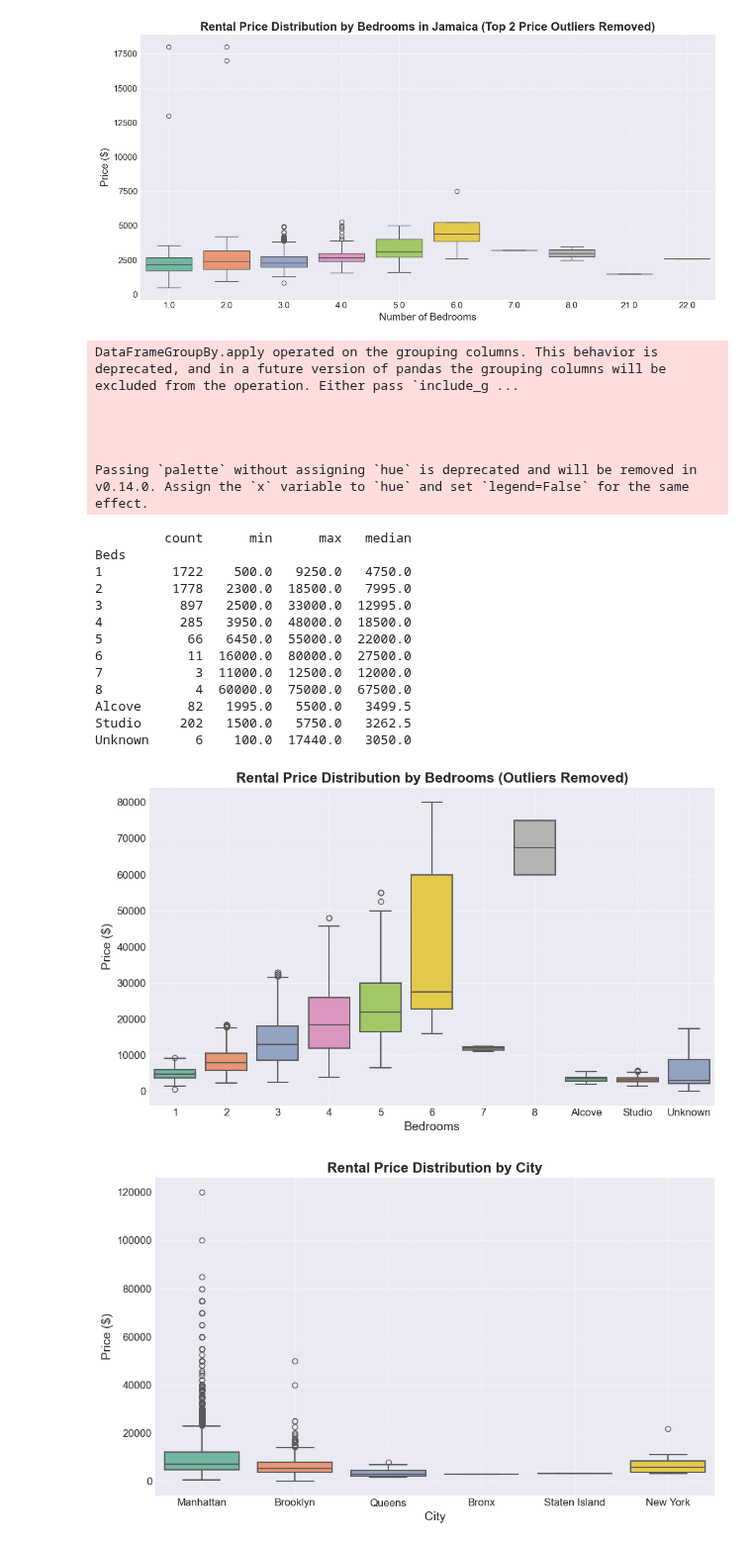
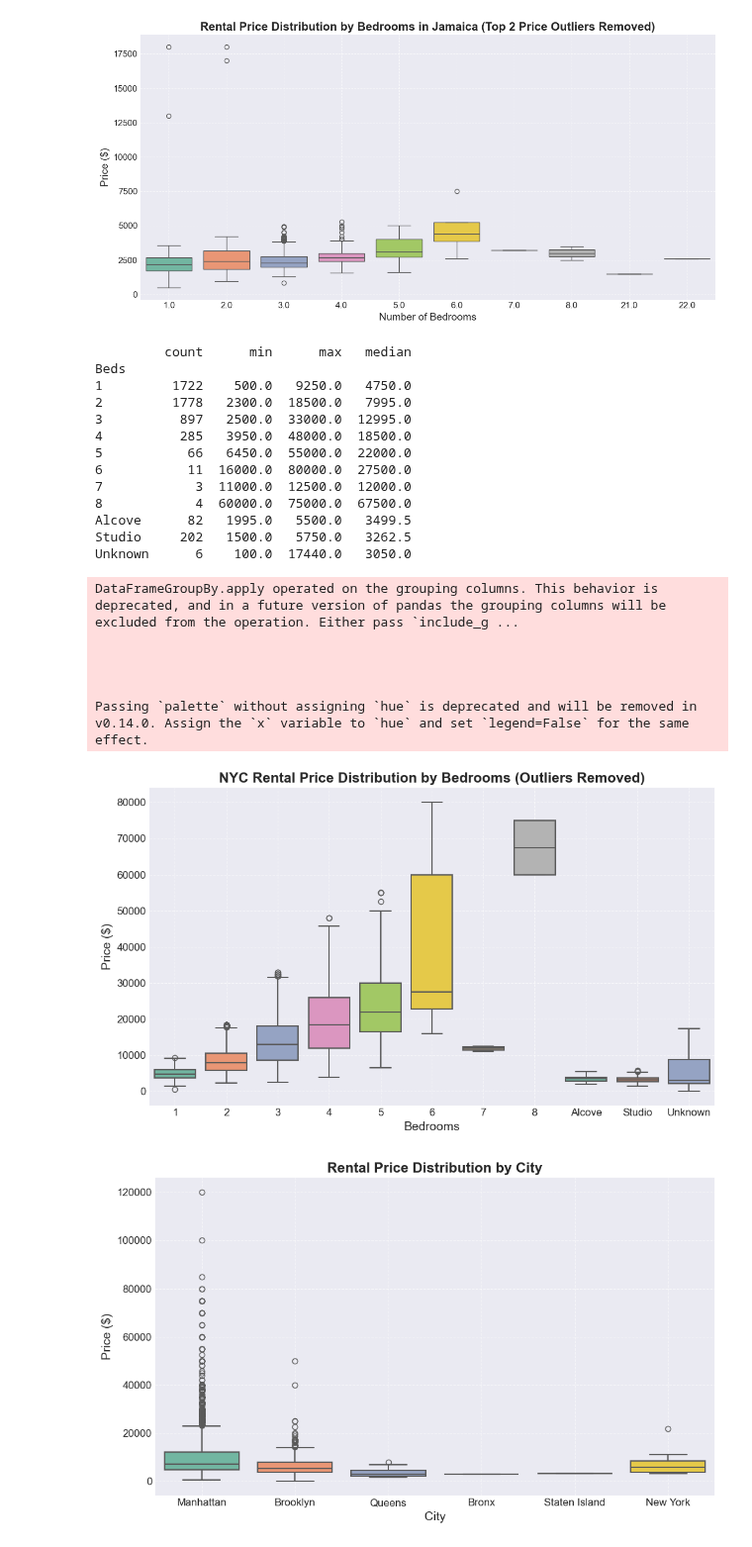
Before and after one commit to supernovaaa2024/RealEstateValuation, a Jupyter notebook: RealEstateStatisticalAnalysis.ipynb, the cells around one changed output. Shown at 99% size. Drawn from its saved outputs; the diff is of its cells as text; code cells hidden in the pictures.

```diff
--- a/RealEstateStatisticalAnalysis.ipynb
+++ b/RealEstateStatisticalAnalysis.ipynb
@@ -1039,54 +1044,54 @@ def remove_outliers_iqr(df, group_col, value_col, hard_cap=100000):
         df.groupby(group_col, group_keys=False)
           .apply(iqr_filter)
           .reset_index(drop=True)
     )
     # Hard cap to remove any remaining extreme values
     filtered = filtered[filtered[value_col] < hard_cap].copy()
     return filtered
 
 nyc_no_outliers = remove_outliers_iqr(nycdf, 'Beds', 'Price')
 
 # Diagnostic: counts per bed category after filtering
 print(nyc_no_outliers.groupby('Beds')['Price'].agg(['count', 'min', 'max', 'median']))
 
 # Plot
 fig, ax = plt.subplots(figsize=(10, 6))
 sns.boxplot(
     data=nyc_no_outliers,
     x='Beds',
     y='Price',
     palette='Set2',
     ax=ax,
     linewidth=1.5
 )
-ax.set_title('Rental Price Distribution by Bedrooms (Outliers Removed)', fontsize=16, fontweight='bold')
+ax.set_title('NYC Rental Price Distribution by Bedrooms (Outliers Removed)', fontsize=16, fontweight='bold')
 ax.set_xlabel('Bedrooms', fontsize=14)
 ax.set_ylabel('Price ($)', fontsize=14)
 ax.tick_params(axis='both', labelsize=12)
 ax.grid(True, linestyle='--', alpha=0.6)
 plt.tight_layout()
 plt.show()
 # %% [output]
-DataFrameGroupBy.apply operated on the grouping columns. This behavior is deprecated, and in a future version of pandas the grouping columns will be excluded from the operation. Either pass `include_g ...
-
-
-
-
-Passing `palette` without assigning `hue` is deprecated and will be removed in v0.14.0. Assign the `x` variable to `hue` and set `legend=False` for the same effect.
+         count      min      max   median
+Beds
+1         1722    500.0   9250.0   4750.0
+2         1778   2300.0  18500.0   7995.0
+3          897   2500.0  33000.0  12995.0
+4          285   3950.0  48000.0  18500.0
+5           66   6450.0  55000.0  22000.0
+6           11  16000.0  80000.0  27500.0
+7            3  11000.0  12500.0  12000.0
+8            4  60000.0  75000.0  67500.0
+Alcove      82   1995.0   5500.0   3499.5
+Studio     202   1500.0   5750.0   3262.5
+Unknown      6    100.0  17440.0   3050.0
-         count      min      max   median
-Beds
-1         1722    500.0   9250.0   4750.0
-2         1778   2300.0  18500.0   7995.0
-3          897   2500.0  33000.0  12995.0
-4          285   3950.0  48000.0  18500.0
-5           66   6450.0  55000.0  22000.0
-6           11  16000.0  80000.0  27500.0
-7            3  11000.0  12500.0  12000.0
-8            4  60000.0  75000.0  67500.0
-Alcove      82   1995.0   5500.0   3499.5
-Studio     202   1500.0   5750.0   3262.5
-Unknown      6    100.0  17440.0   3050.0
+DataFrameGroupBy.apply operated on the grouping columns. This behavior is deprecated, and in a future version of pandas the grouping columns will be excluded from the operation. Either pass `include_g ...
+
+
+
+
+Passing `palette` without assigning `hue` is deprecated and will be removed in v0.14.0. Assign the `x` variable to `hue` and set `legend=False` for the same effect.
-[figure, old version]
+[figure, new version]
 # %%
 # Rental Price Distribution by City
 plt.style.use('seaborn-v0_8-darkgrid')
```
Also changed, not shown: parts of 8 cells of this notebook, 2 other files.
